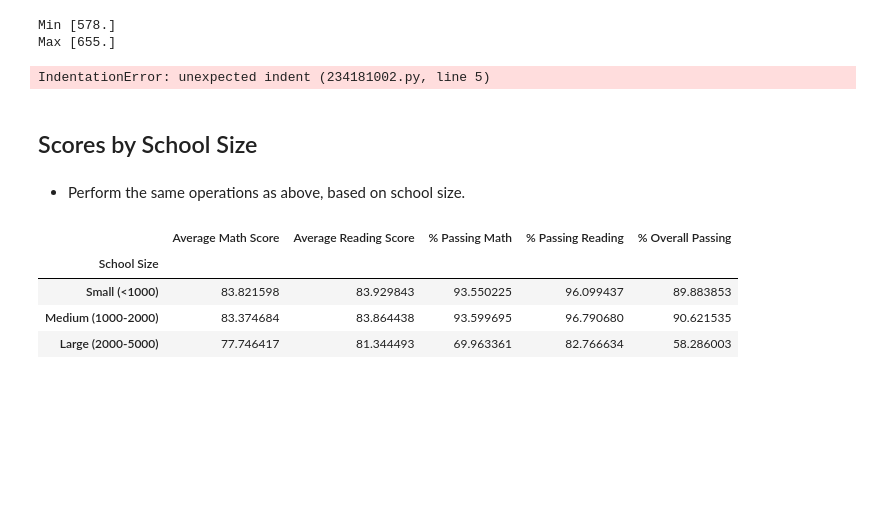
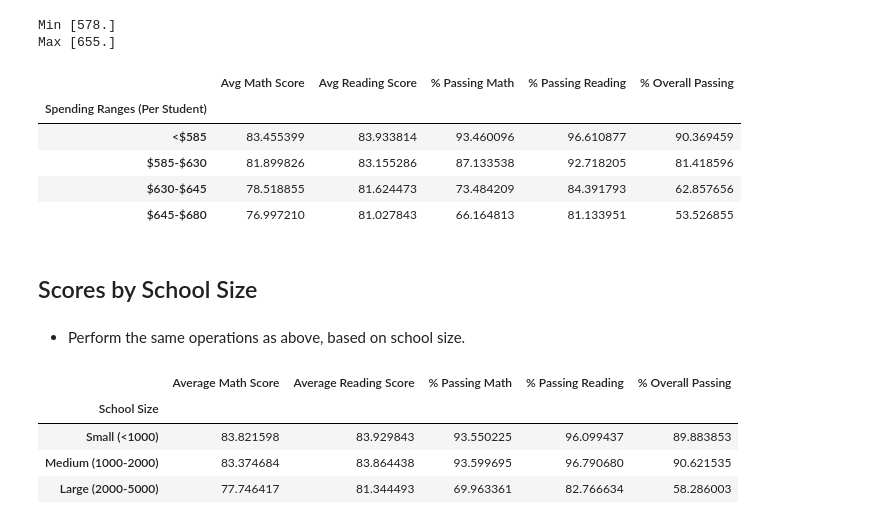
Before and after one commit to a-matos/Pandas, a Jupyter notebook: PyCitySchools/PyCitySchools_starter.ipynb, the cells around one changed output. Cells and saved outputs as stored; diff of their text form; code cells hidden in the pictures; blank space fills up the shorter version.

```diff
--- a/PyCitySchools/PyCitySchools_starter.ipynb
+++ b/PyCitySchools/PyCitySchools_starter.ipynb
@@ -172,6 +172,9 @@ perc_overall_pass_per_school = (overall_s_group['math_score'].count() /total_stu
 # %%
 type_per_school = school_grouped_df['type'].unique()
 # type_per_school
+# %%
+size_per_school = school_grouped_df['size'].unique()
+# syze_per_school
 # %%
 # School Summary
 
@@ -437,16 +423,7 @@ Min [578.]
 Max [655.]
 # %%
 #Create Bins
-bins = [0,585,630,645,680]
+spending_bins = [0,585,630,645,680]
 
 #Create Labels for Bins
-group_labels = ["<$585","$585-$630","$630-$645","$645-$680"]
+group_names = ["<$585","$585-$630","$630-$645","$645-$680"]
-# %%
-#slice Data and Place into Bins
-
-school_data_complete_df["Spending"] = pd.cut(school_data_complete_df['budget'].unique()/total_budget_per_student, bins, labels = group_labels)
-school_data_complete_df["Spending"].head()
-#  total_budget_per_student = school_grouped_df['budget'].unique()/total_students_per_school
-#  total_budget_per_student.head()
-# %% [output]
-IndentationError: unexpected indent (234181002.py, line 5)
@@ -453,3 +455,39 @@ IndentationError: unexpected indent (234181002.py, line 5)
+# %%
+
+School_Summary_2_df["Spending Ranges (Per Student)"] = pd.cut(School_Summary_2_df["Per Student Budget"], bins=spending_bins, labels=group_names, include_lowest=True)
+# %%
+# Calculate Average Scores by
+
+spending_math_scores = School_Summary_2_df.groupby(["Spending Ranges (Per Student)"]).mean()["Avg Math Score"]
+spending_reading_scores = School_Summary_2_df.groupby(["Spending Ranges (Per Student)"]).mean()["Avg Reading Score"]
+spending_passing_math = School_Summary_2_df.groupby(["Spending Ranges (Per Student)"]).mean()["% Passing Math"]
+spending_passing_reading = School_Summary_2_df.groupby(["Spending Ranges (Per Student)"]).mean()["% Passing Reading"]
+overall_passing_spending = School_Summary_2_df.groupby(["Spending Ranges (Per Student)"]).mean()["% Overall Passing"]
+# %%
+Scores_School_Spending_df = pd.DataFrame({
+                                    "Avg Math Score":spending_math_scores,
+                                    "Avg Reading Score":spending_reading_scores,
+                                    "% Passing Math":spending_passing_math,
+                                    "% Passing Reading":spending_passing_reading,
+                                    "% Overall Passing":overall_passing_spending})
+
+
+#Formating summary table
+
+School_Summary_2_df['Avg Math Score'] = School_Summary_2_df['Avg Math Score'].astype(float).map("{:,.2f}".format)
+School_Summary_2_df['Avg Reading Score'] = School_Summary_2_df['Avg Reading Score'].astype(float).map("{:,.2f}".format)
+School_Summary_2_df['% Passing Math'] = School_Summary_2_df['% Passing Math'].astype(float).map("{:,.2f}".format)
+School_Summary_2_df['% Passing Reading'] = School_Summary_2_df['% Passing Reading'].astype(float).map("{:,.2f}".format)
+School_Summary_2_df['% Overall Passing'] = School_Summary_2_df['% Overall Passing'].astype(float).map("{:,.2f}".format)
+
+Scores_School_Spending_df
+# %% [output]
+|  | Avg Math Score | Avg Reading Score | % Passing Math | % Passing Reading | % Overall Passing |
+| Spending Ranges (Per Student) |  |  |  |  |  |
+| <$585 | 83.455399 | 83.933814 | 93.460096 | 96.610877 | 90.369459 |
+| $585-$630 | 81.899826 | 83.155286 | 87.133538 | 92.718205 | 81.418596 |
+| $630-$645 | 78.518855 | 81.624473 | 73.484209 | 84.391793 | 62.857656 |
+| $645-$680 | 76.997210 | 81.027843 | 66.164813 | 81.133951 | 53.526855 |
 # %% [markdown]
 ## Scores by School Size
 # %% [markdown]
```
Also changed, not shown: parts of 12 cells of this notebook.
